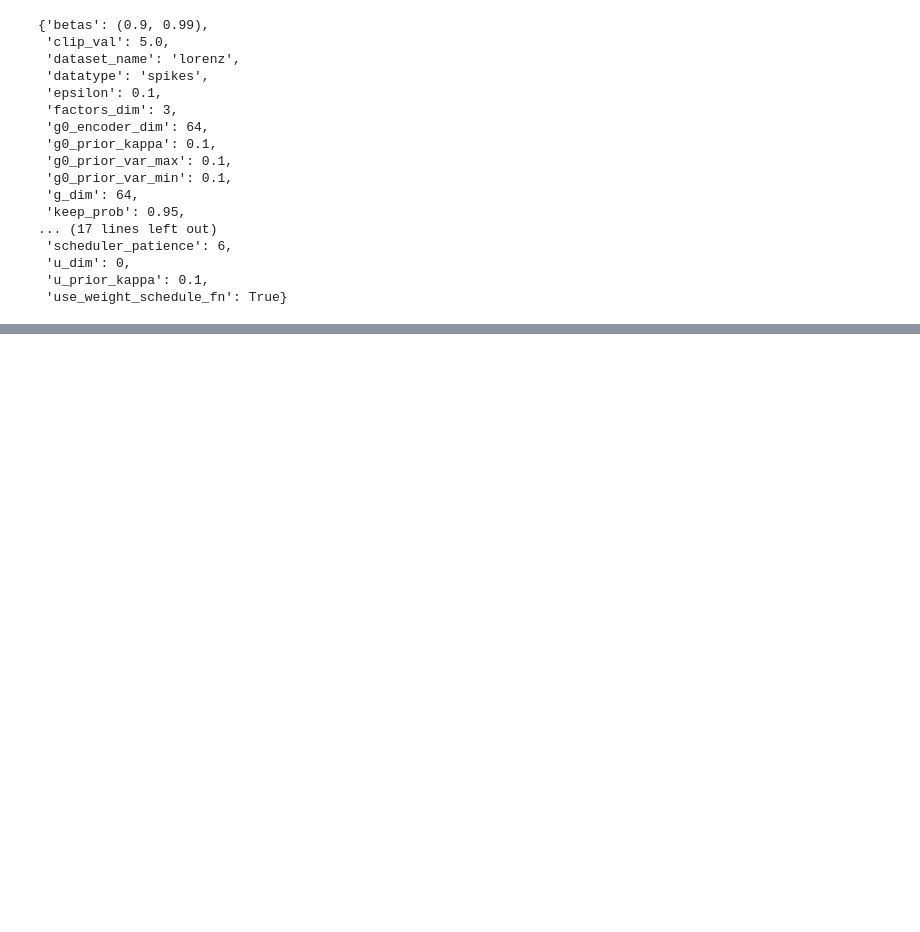
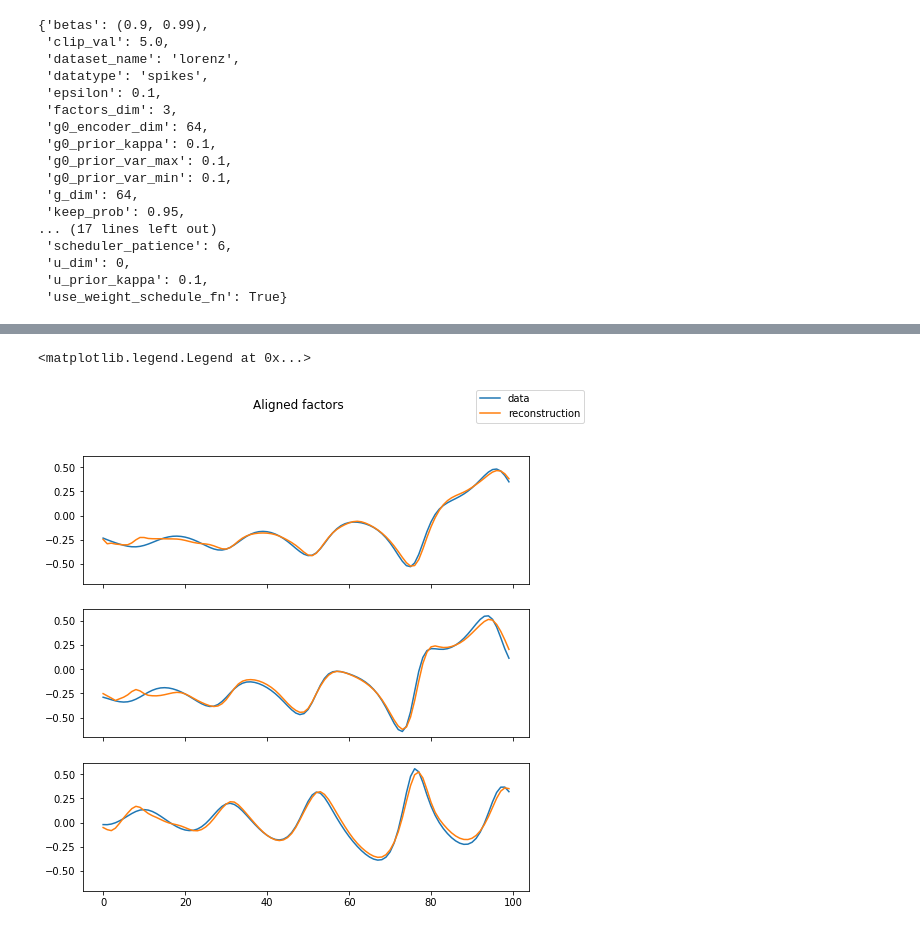
Before and after one commit to lyprince/hierarchical_lfads, a Jupyter notebook: lfads_demo.ipynb, the cells around one changed output, grey strips where cells are left out. Saved outputs shown, nothing was run; the diff lists cells and outputs as text; code cells hidden in the pictures; blank space fills up the shorter version.

```diff
--- a/lfads_demo.ipynb
+++ b/lfads_demo.ipynb
@@ -108,0 +109,12 @@ Epoch:   81, Step:  1296, training loss: 1159.307, validation loss: 1158.657
+# %%
+fig, axs = plt.subplots(figsize=(8,8), nrows=3, ncols=1, sharex=True, sharey=True)
+for ix in range(3):
+    plt.sca(axs[ix])
+    plt.plot(data_dict['valid_latent'][0, :100, ix])
+    plt.plot(results_dict['factors']['aligned'][:100, ix])
+
+fig.suptitle('Aligned factors')
+fig.legend(['data', 'reconstruction'])
+# %% [output]
+<matplotlib.legend.Legend at 0x...>
+[figure, added]
```
Also changed, not shown: parts of 7 cells of this notebook.
